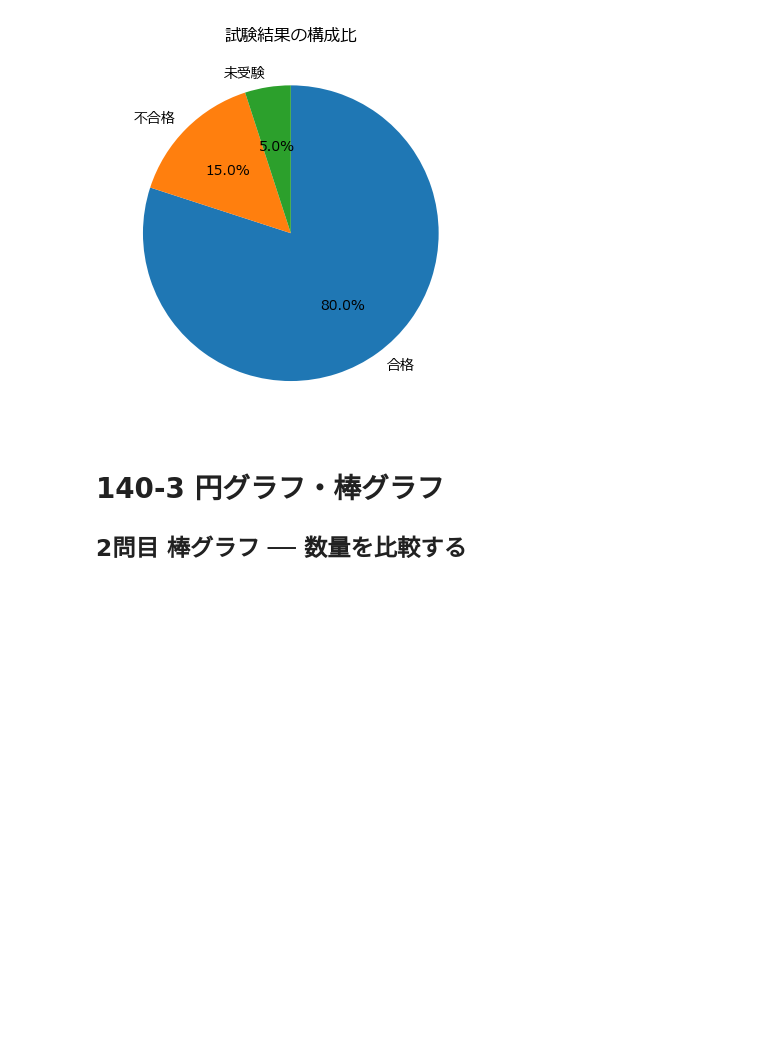
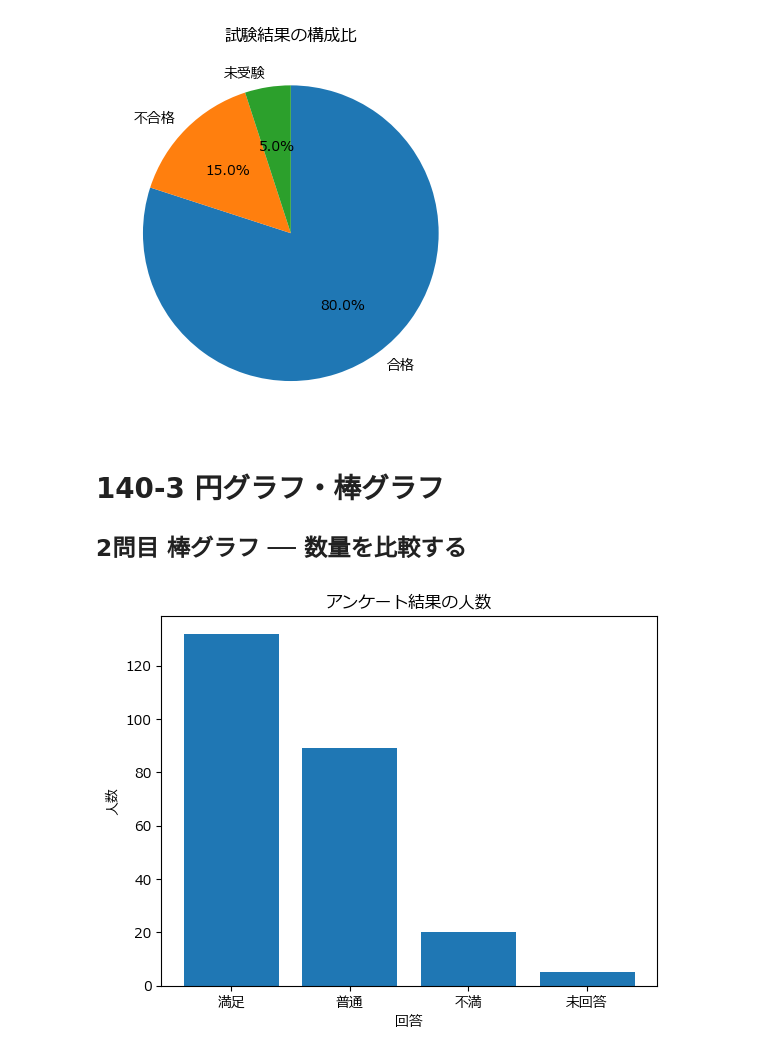
Before and after one commit to kjfarm1225/pyq_practice, a Jupyter notebook: 140_3_pie_bar_chart/140-3_pie_bar_chart.ipynb, the cells around one changed output. Cells and saved outputs as stored; diff of their text form; code cells hidden in the pictures; blank space fills up the shorter version.

Commit message:
modified bar,barh graphe

```diff
--- a/140_3_pie_bar_chart/140-3_pie_bar_chart.ipynb
+++ b/140_3_pie_bar_chart/140-3_pie_bar_chart.ipynb
@@ -68,3 +68,24 @@ plt.show()
 # %% [markdown]
 # 140-3 円グラフ・棒グラフ
 ## 2問目 棒グラフ ── 数量を比較する
+# %%
+import matplotlib.pyplot as plt
+%matplotlib inline
+
+plt.rcParams["font.family"] = "Meiryo"
+# %%
+labels = ["満足", "普通", "不満", "未回答"]
+counts = [132, 89, 20, 5]
+# %%
+fig, ax = plt.subplots()
+
+ax.bar([1, 2, 3, 4],
+       counts,
+       tick_label=labels)
+ax.set_title("アンケート結果の人数")
+ax.set_xlabel("回答")
+ax.set_ylabel("人数")
+
+plt.show()
+# %% [output]
+[figure, added]
```
Also changed, not shown: parts of 24 cells of this notebook.
